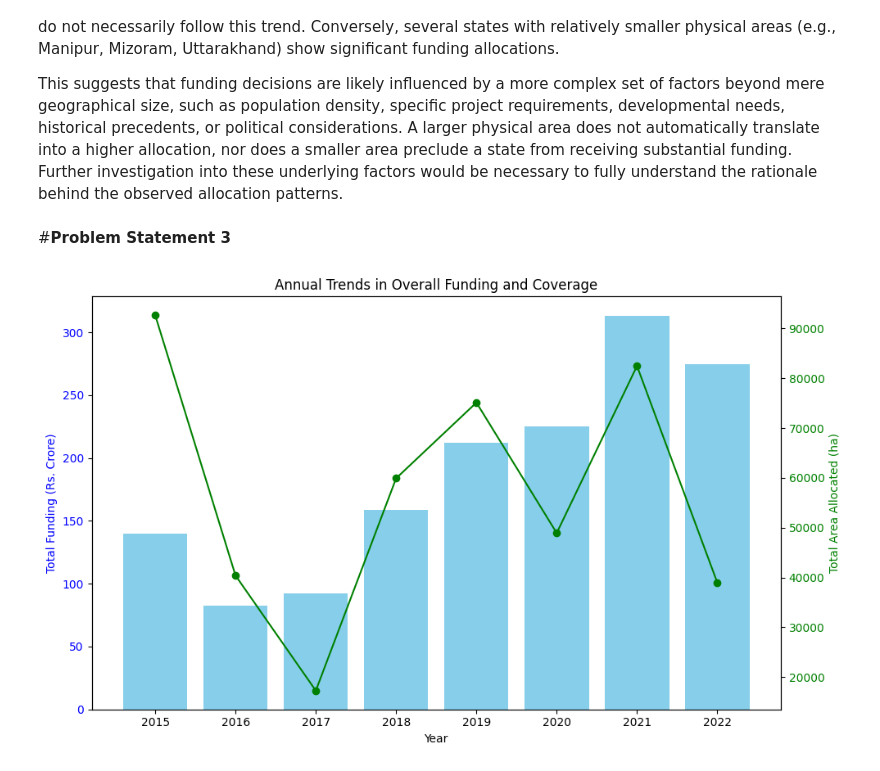
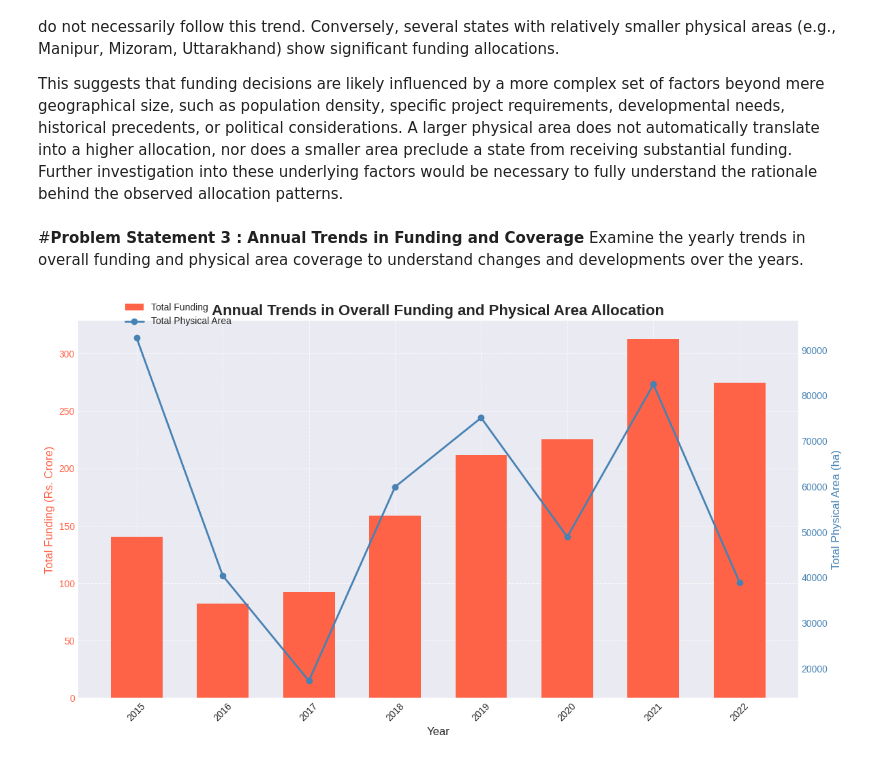
Before and after one commit to nexus9601/GIM-Data-Analysis, a Jupyter notebook: notebook/GIM_Trends_Data_Analysis.ipynb, the cells around one changed output. Cells and saved outputs as stored; diff of their text form; code cells hidden in the pictures.

Commit message:
Complete Analysis & Visualization are done.
Worked on with all problem statements and visualized them. Through the cleaned data now I can procced with dashboard.

```diff
--- a/notebook/GIM_Trends_Data_Analysis.ipynb
+++ b/notebook/GIM_Trends_Data_Analysis.ipynb
@@ -305,51 +305,65 @@ plt.show()
 Our analysis reveals that there isn't a direct or consistently strong linear correlation between a state's total physical area and its total funding allocation. While some larger states (e.g., Madhya Pradesh, Chhattisgarh) appear to receive substantial allocations, other states with comparable or even larger areas do not necessarily follow this trend. Conversely, several states with relatively smaller physical areas (e.g., Manipur, Mizoram, Uttarakhand) show significant funding allocations.
 
 This suggests that funding decisions are likely influenced by a more complex set of factors beyond mere geographical size, such as population density, specific project requirements, developmental needs, historical precedents, or political considerations. A larger physical area does not automatically translate into a higher allocation, nor does a smaller area preclude a state from receiving substantial funding. Further investigation into these underlying factors would be necessary to fully understand the rationale behind the observed allocation patterns.
-# %% [markdown]
-#**Problem Statement 3**
+# %% [markdown]
+#**Problem Statement 3 : Annual Trends in Funding and Coverage**
+Examine the yearly trends in overall funding and physical area coverage to understand changes and developments over the years.
 # %%
 # Extract funding and coverage columns
 funding_columns = [col for col in df.columns if 'Released Amount (In Rs. Crore)' in col and 'Total' not in col]
 coverage_columns = [col for col in df.columns if 'Physical Area (ha)' in col and 'Total' not in col]
 
 # Extract years by taking only the starting part of the year range (e.g., '2015' from '2015-16')
+# Ensure consistent year extraction, taking only the first part of the 'YYYY-YY' format
 years = [col.split()[-1].split('-')[0] for col in funding_columns]
 
 # Calculate total funding and coverage for each year
 total_funding = df[funding_columns].sum().values
 total_coverage = df[coverage_columns].sum().values
 
 # Create a DataFrame for trends
 trends = pd.DataFrame({
     'Year': years,
     'Total Funding (Rs. Crore)': total_funding,
     'Total Coverage (ha)': total_coverage
 })
 
 # Convert Year to an integer for proper sorting
 trends['Year'] = trends['Year'].astype(int)
 
-# Plot the trends
-fig, ax1 = plt.subplots(figsize=(10, 6))
+# --- Start of Visualization Improvement ---
+# Set a professional plotting style
+plt.style.use('seaborn-v0_8-darkgrid') # Using a professional seaborn style
+
+fig, ax1 = plt.subplots(figsize=(12, 7)) # Increase figure size for better readability
 
 # Plot Funding as a bar chart
-ax1.bar(trends['Year'], trends['Total Funding (Rs. Crore)'], color='skyblue', label='Funding')
-ax1.set_xlabel('Year')
-ax1.set_ylabel('Total Funding (Rs. Crore)', color='blue')
-ax1.tick_params(axis='y', labelcolor='blue')
+bar_width = 0.6
+ax1.bar(trends['Year'], trends['Total Funding (Rs. Crore)'], color='#FF6347', width=bar_width, label='Total Funding', zorder=2) # Changed color to a more contrasting red-orange
+ax1.set_xlabel('Year', fontsize=12)
+ax1.set_ylabel('Total Funding (Rs. Crore)', color='#FF6347', fontsize=12)
+ax1.tick_params(axis='y', labelcolor='#FF6347')
+ax1.tick_params(axis='x', rotation=45) # Rotate x-axis labels for years
+ax1.set_xticks(trends['Year']) # Ensure all years are shown as ticks
 
 # Plot Coverage as a line chart on a secondary axis
 ax2 = ax1.twinx()
-ax2.plot(trends['Year'], trends['Total Coverage (ha)'], color='green', marker='o', label='Coverage')
-ax2.set_ylabel('Total Area Allocated (ha)', color='green')
-ax2.tick_params(axis='y', labelcolor='green')
+ax2.plot(trends['Year'], trends['Total Coverage (ha)'], color='#4682B4', marker='o', linestyle='-', linewidth=2, label='Total Physical Area', zorder=3) # Changed color to a more contrasting steel-blue
+ax2.set_ylabel('Total Physical Area (ha)', color='#4682B4', fontsize=12)
+ax2.tick_params(axis='y', labelcolor='#4682B4')
 
-# Add a title and adjust layout
-plt.title('Annual Trends in Overall Funding and Coverage')
-fig.tight_layout()
+# Add titles and legends
+ax1.set_title('Annual Trends in Overall Funding and Physical Area Allocation', fontsize=16, fontweight='bold')
+fig.legend(loc="upper left", bbox_to_anchor=(0.1, 0.95)) # Place legend in a better spot
+
+# Add grid lines for both axes
+ax1.grid(True, linestyle='--', alpha=0.7)
+ax2.grid(False) # Disable ax2 grid to avoid redundancy and keep ax1 grid prominent
+
+fig.tight_layout(rect=[0, 0, 1, 0.95]) # Adjust layout to make space for the main title
 plt.show()
 # %% [output]
-[figure, old version]
+[figure, new version]
 # %%
 y = [16.340826,6.1910963,17.085,9.55,10.302,22.98317,21.57497,32.217,34.712,25.46633,110.492,10.186488,53.75384,139.079311,75.78223,72.746704,91.027224]
 x = [2759,4393,5480,6174,6766,6981.2,7454,7571,10777,12297.766,16897,18666,19976,20643,20772.24,24610,35617]
```
Also changed, not shown: parts of 6 cells of this notebook.
